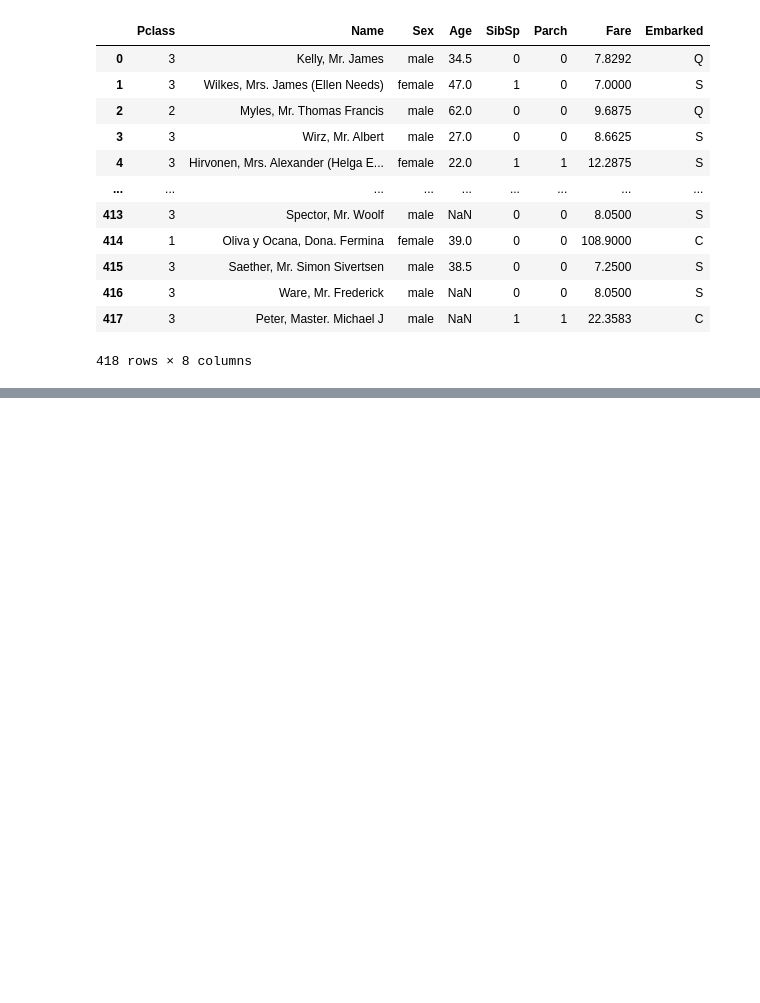
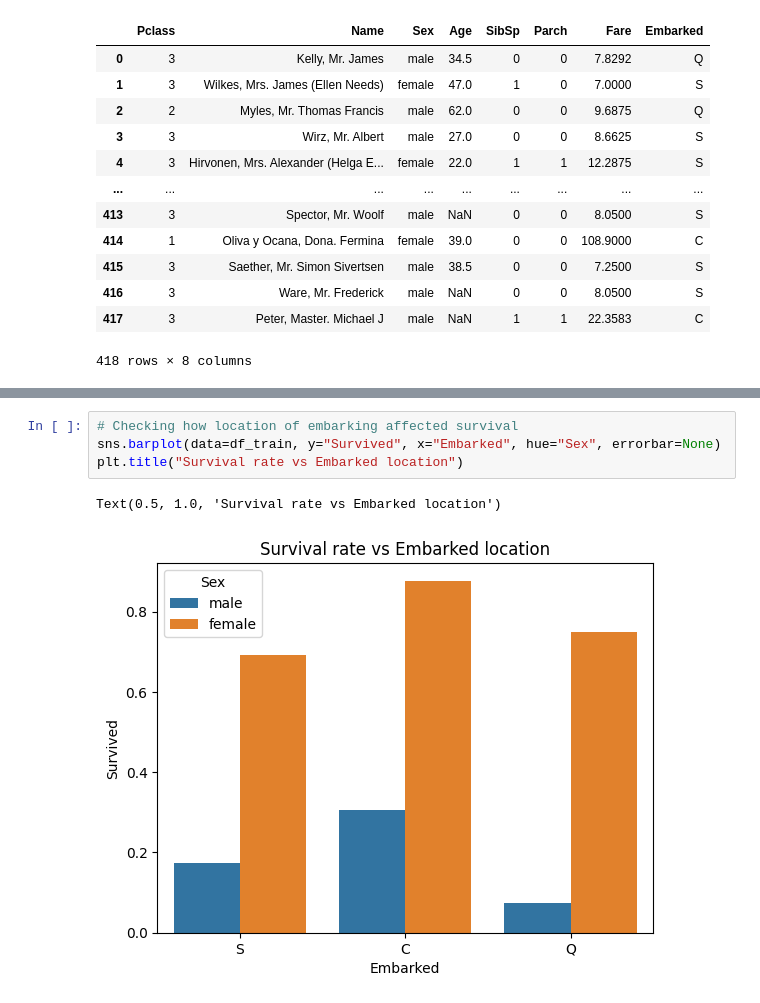
Before and after one commit to Alexandre-Duval/Titanic-dataset-assignemnt8, a Jupyter notebook: analysis.ipynb, the cells around one changed output, grey strips where cells are left out. Drawn from its saved outputs; the diff is of its cells as text; blank space fills up the shorter version.

```diff
--- a/analysis.ipynb
+++ b/analysis.ipynb
@@ -442,0 +209,7 @@ plt.xticks(rotation=45)
+# %%
+# Checking how location of embarking affected survival
+sns.barplot(data=df_train, y="Survived", x="Embarked", hue="Sex", errorbar=None)
+plt.title("Survival rate vs Embarked location")
+# %% [output]
+Text(0.5, 1.0, 'Survival rate vs Embarked location')
+[figure, added]
```
Also changed, not shown: parts of 46 cells of this notebook.
